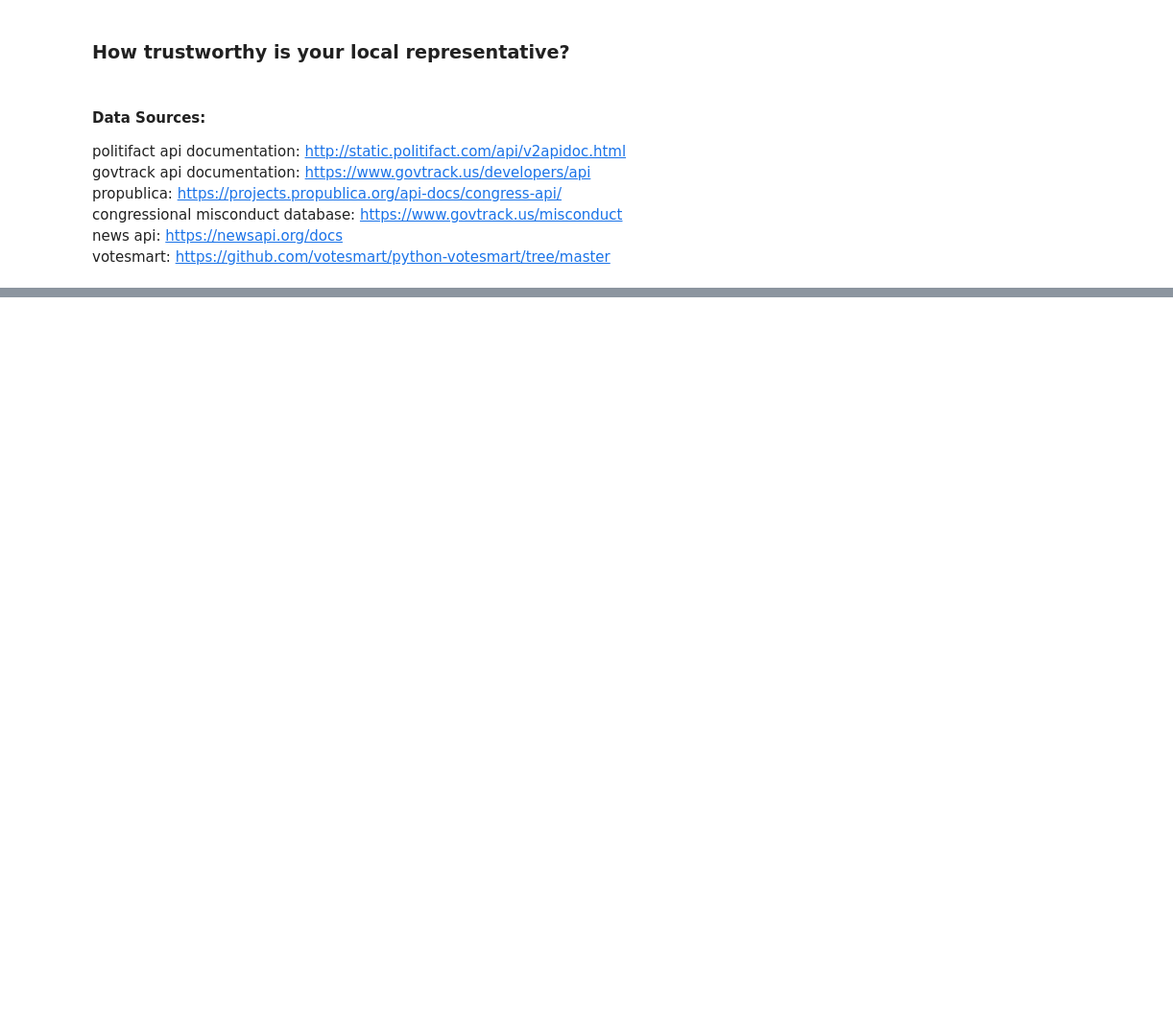
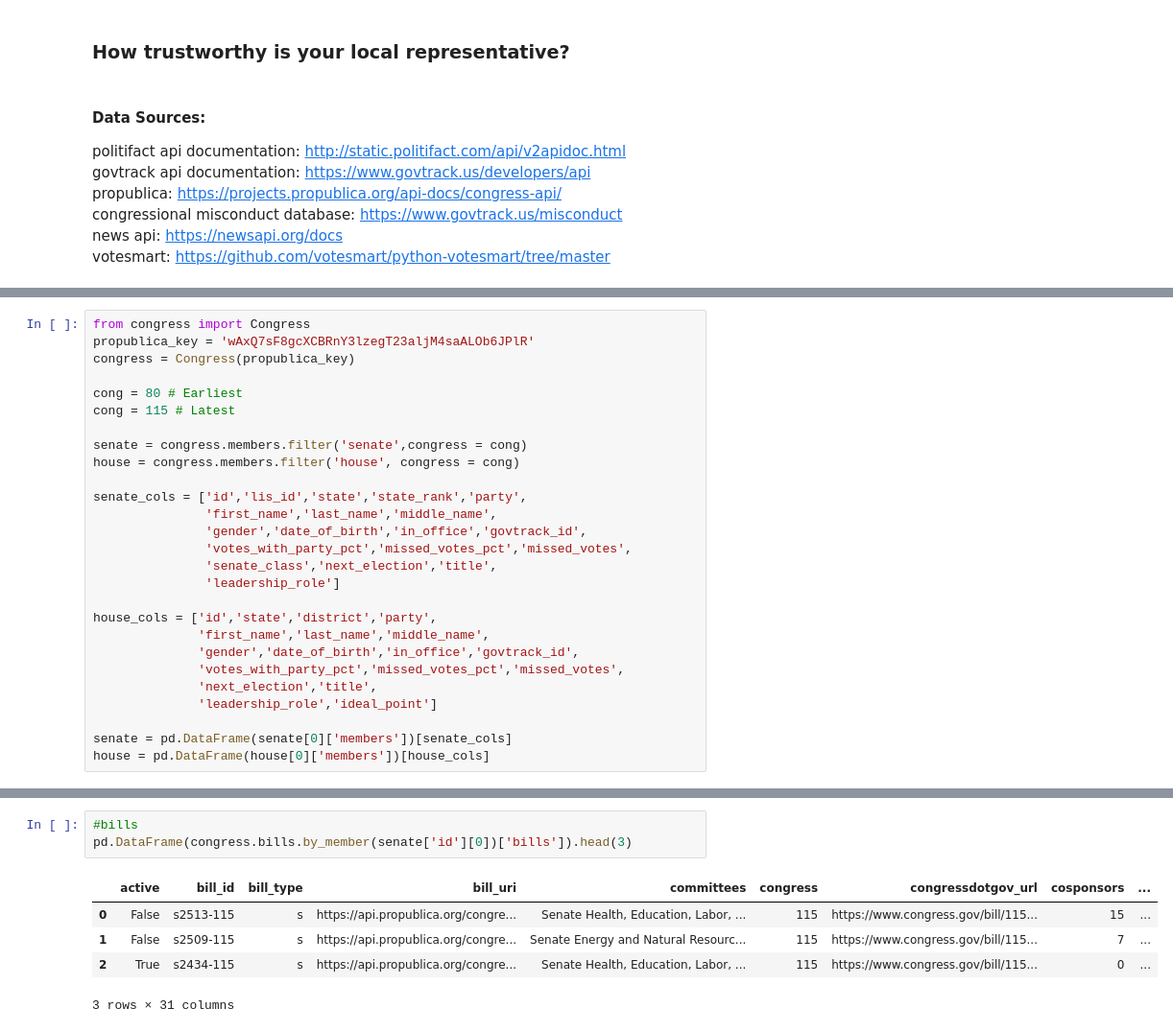
Before and after one commit to qcx201-nyu/PPDS, a Jupyter notebook: politician.ipynb, the cells around one changed output, grey strips where cells are left out. Shown: that part at 96% size. Cells and saved outputs as stored; diff of their text form; blank space fills up the shorter version.

```diff
--- a/politician.ipynb
+++ b/politician.ipynb
@@ -103,0 +145,27 @@ resp.json()
+# %%
+from congress import Congress
+propublica_key = 'wAxQ7sF8gcXCBRnY3lzegT23aljM4saALOb6JPlR'
+congress = Congress(propublica_key)
+
+cong = 80 # Earliest
+cong = 115 # Latest
+
+senate = congress.members.filter('senate',congress = cong)
+house = congress.members.filter('house', congress = cong)
+
+senate_cols = ['id','lis_id','state','state_rank','party',
+               'first_name','last_name','middle_name',
+               'gender','date_of_birth','in_office','govtrack_id',
+               'votes_with_party_pct','missed_votes_pct','missed_votes',
+               'senate_class','next_election','title',
+               'leadership_role']
+
+house_cols = ['id','state','district','party',
+              'first_name','last_name','middle_name',
+              'gender','date_of_birth','in_office','govtrack_id',
+              'votes_with_party_pct','missed_votes_pct','missed_votes',
+              'next_election','title',
+              'leadership_role','ideal_point']
+
+senate = pd.DataFrame(senate[0]['members'])[senate_cols]
+house = pd.DataFrame(house[0]['members'])[house_cols]
@@ -103,0 +268,9 @@ resp.json()
+# %%
+#bills
+pd.DataFrame(congress.bills.by_member(senate['id'][0])['bills']).head(3)
+# %% [output]
+|  | active | bill_id | bill_type | bill_uri | committees | congress | congressdotgov_url | cosponsors | ... |
+| 0 | False | s2513-115 | s | https://api.propublica.org/congre... | Senate Health, Education, Labor, ... | 115 | https://www.congress.gov/bill/115... | 15 | ... |
+| 1 | False | s2509-115 | s | https://api.propublica.org/congre... | Senate Energy and Natural Resourc... | 115 | https://www.congress.gov/bill/115... | 7 | ... |
+| 2 | True | s2434-115 | s | https://api.propublica.org/congre... | Senate Health, Education, Labor, ... | 115 | https://www.congress.gov/bill/115... | 0 | ... |
+3 rows × 31 columns
```
Also changed, not shown: parts of 23 cells of this notebook.
